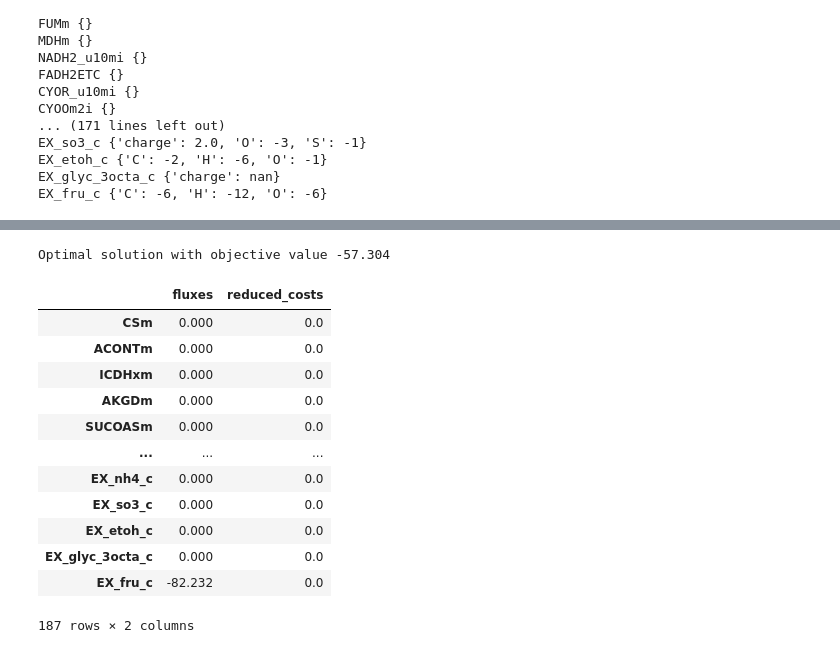
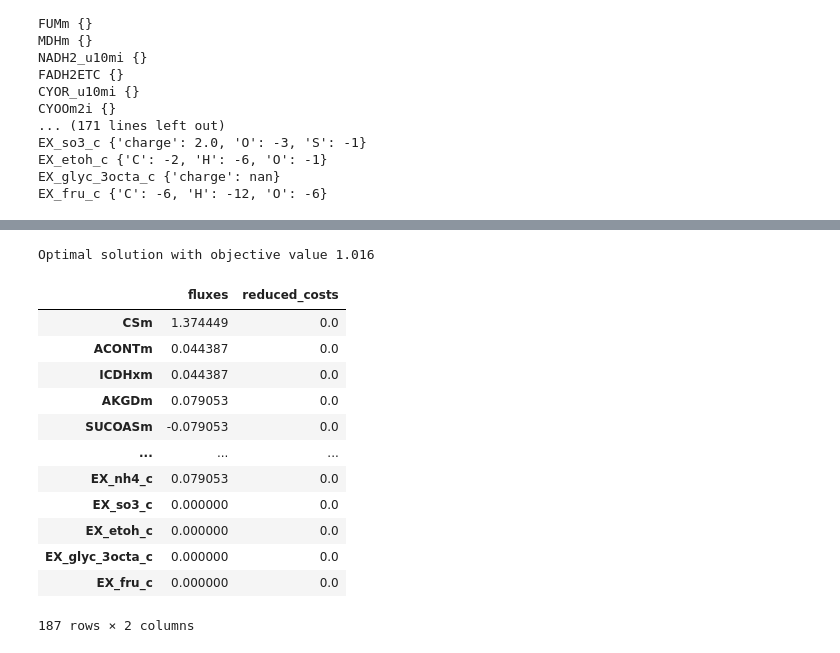
Before and after one commit to Sicily-maker/LiverModel, a Jupyter notebook: 0.0.1_big_core_model_FBA.ipynb, the cells around one changed output, grey strips where cells are left out. Cells and saved outputs as stored; diff of their text form; code cells hidden in the pictures.

```diff
--- a/0.0.1_big_core_model_FBA.ipynb
+++ b/0.0.1_big_core_model_FBA.ipynb
@@ -245,28 +284,28 @@ EX_fru_c -1000 1000.0
 # trial.add_cons_vars(futile_cycle_3)
 # %%
 dual_objective = trial.problem.Objective(
-    -trial.reactions.EX_glygn2_c.flux_expression -
+    +trial.reactions.EX_glygn2_c.flux_expression -
     trial.reactions.EX_glc__D_c.flux_expression,
-    direction='min')
+    direction='max')
 trial.objective = dual_objective
 solution = trial.optimize(objective_sense='maximise')
 # try adding ratios of glycogen to glucose in objective function
 # try making the flux reactons of PGI, GLUT2,
 solution
 # %% [output]
-Optimal solution with objective value -57.304
+Optimal solution with objective value 1.016
 |  | fluxes | reduced_costs |
-| CSm | 0.000 | 0.0 |
-| ACONTm | 0.000 | 0.0 |
-| ICDHxm | 0.000 | 0.0 |
-| AKGDm | 0.000 | 0.0 |
-| SUCOASm | 0.000 | 0.0 |
+| CSm | 1.374449 | 0.0 |
+| ACONTm | 0.044387 | 0.0 |
+| ICDHxm | 0.044387 | 0.0 |
+| AKGDm | 0.079053 | 0.0 |
+| SUCOASm | -0.079053 | 0.0 |
 | ... | ... | ... |
-| EX_nh4_c | 0.000 | 0.0 |
-| EX_so3_c | 0.000 | 0.0 |
-| EX_etoh_c | 0.000 | 0.0 |
-| EX_glyc_3octa_c | 0.000 | 0.0 |
-| EX_fru_c | -82.232 | 0.0 |
+| EX_nh4_c | 0.079053 | 0.0 |
+| EX_so3_c | 0.000000 | 0.0 |
+| EX_etoh_c | 0.000000 | 0.0 |
+| EX_glyc_3octa_c | 0.000000 | 0.0 |
+| EX_fru_c | 0.000000 | 0.0 |
 187 rows × 2 columns
 # %%
 # #Escher FBA: shows the solutions on the map
```
Also changed, not shown: parts of 15 cells of this notebook, 1 other file.
